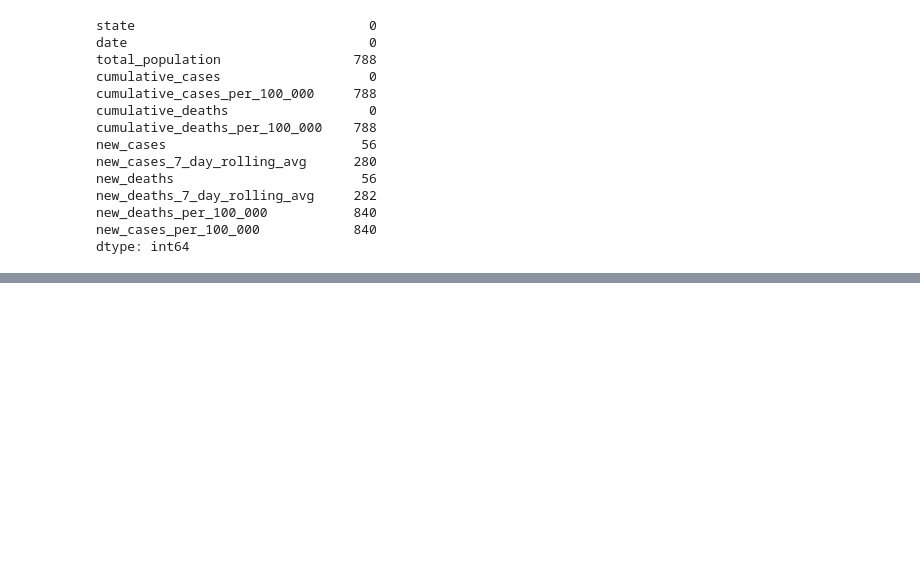
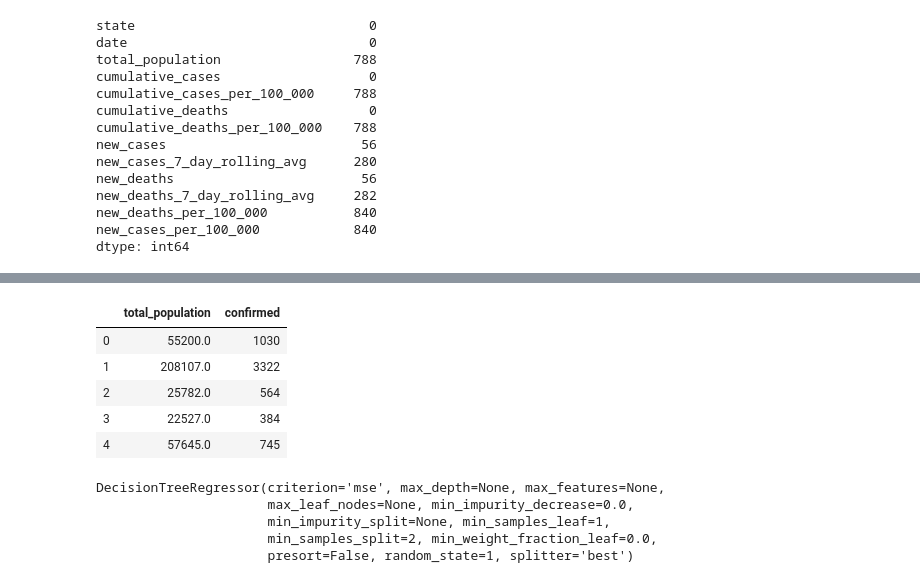
Before and after one commit to efebuyuk/Data-Investigation-on-JHU-COVID-19-tracking-project, a Jupyter notebook: main.ipynb, the cells around one changed output, grey strips where cells are left out. Cells and saved outputs as stored; diff of their text form; code cells hidden in the pictures; blank space fills up the shorter version.

```diff
--- a/main.ipynb
+++ b/main.ipynb
@@ -117,0 +193,22 @@ dtype: int64
+# %%
+# check first few rows
+X.head()
+# %% [output]
+|  | total_population | confirmed |
+| 0 | 55200.0 | 1030 |
+| 1 | 208107.0 | 3322 |
+| 2 | 25782.0 | 564 |
+| 3 | 22527.0 | 384 |
+| 4 | 57645.0 | 745 |
+# %%
+# define model
+county_level_model = DecisionTreeRegressor(random_state=1)
+
+# fit model
+county_level_model.fit(X, y)
+# %% [output]
+DecisionTreeRegressor(criterion='mse', max_depth=None, max_features=None,
+                      max_leaf_nodes=None, min_impurity_decrease=0.0,
+                      min_impurity_split=None, min_samples_leaf=1,
+                      min_samples_split=2, min_weight_fraction_leaf=0.0,
+                      presort=False, random_state=1, splitter='best')
```
Also changed, not shown: parts of 12 cells of this notebook, 1 other file.
